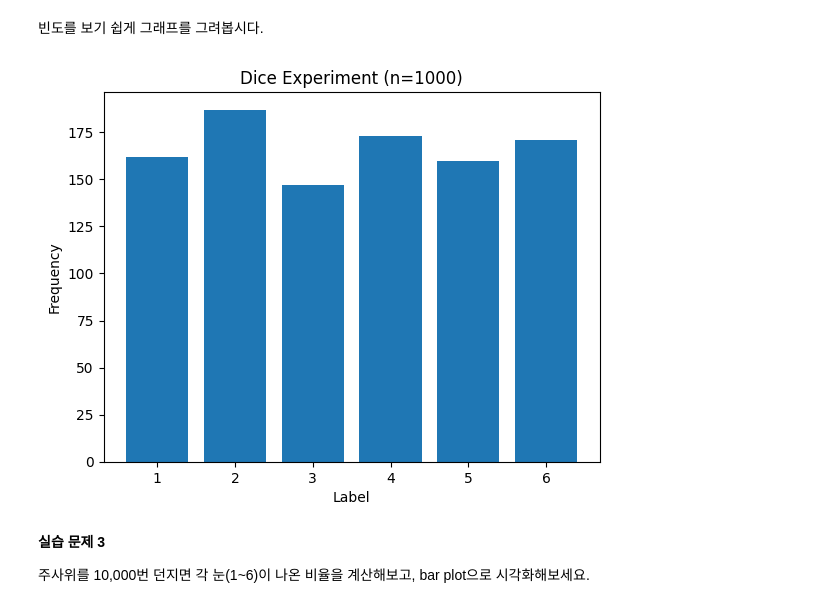
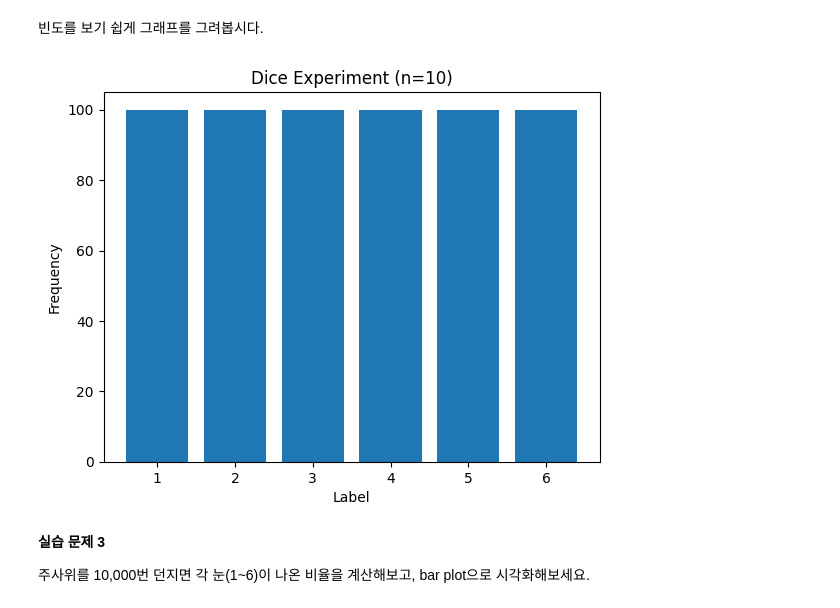
Before and after one commit to 201524495/201524495, a Jupyter notebook: Practice_1_250707_lecture.ipynb, the cells around one changed output. Saved outputs shown, nothing was run; the diff lists cells and outputs as text; code cells hidden in the pictures.

```diff
--- a/Practice_1_250707_lecture.ipynb
+++ b/Practice_1_250707_lecture.ipynb
@@ -128,13 +167,13 @@ plt.show()
 빈도를 보기 쉽게 그래프를 그려봅시다.
 # %%
 # bar plot
-plt.bar(range(1, 7), counts)
+plt.bar(range(1, 7), 100)
 plt.xlabel("Label")
 plt.ylabel("Frequency")
-plt.title("Dice Experiment (n=1000)")
+plt.title("Dice Experiment (n=10)")
 plt.show()
 # %% [output]
-[figure, old version]
+[figure, new version]
 # %% [markdown]
 **실습 문제 3**
 
```
Also changed, not shown: parts of 33 cells of this notebook.
